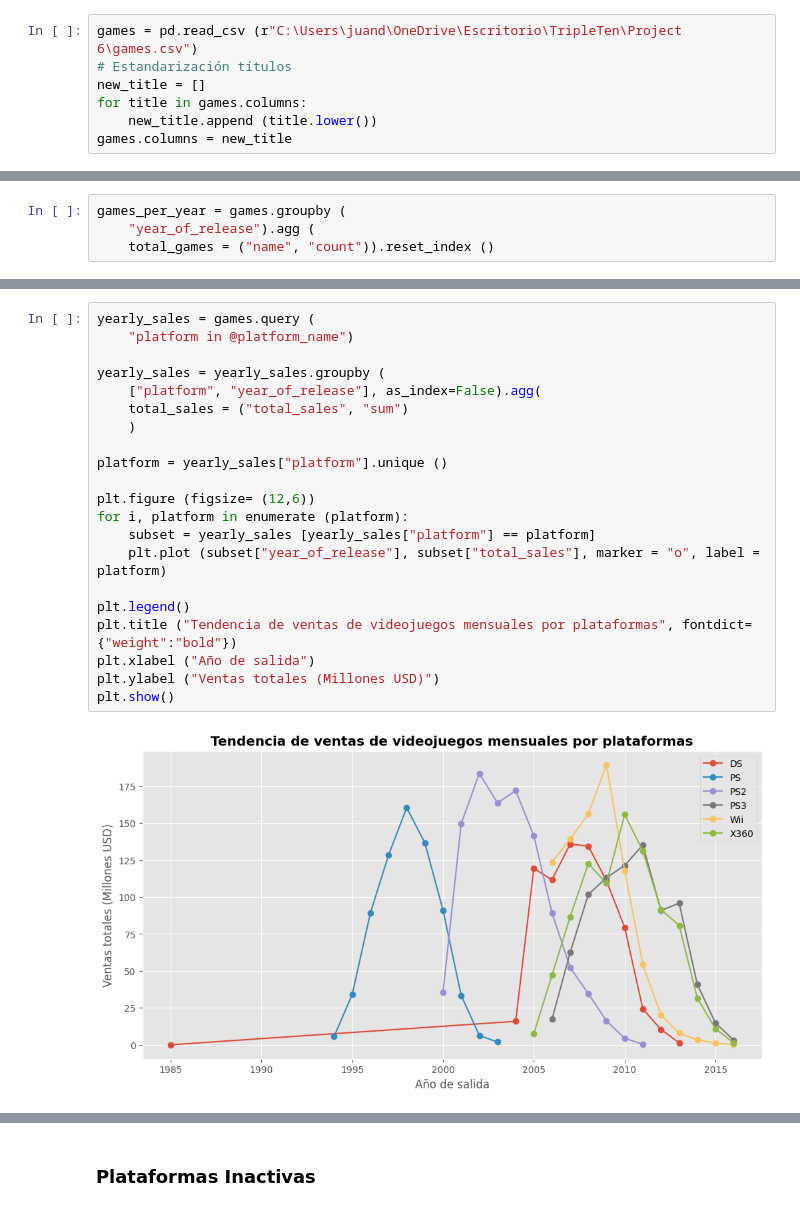
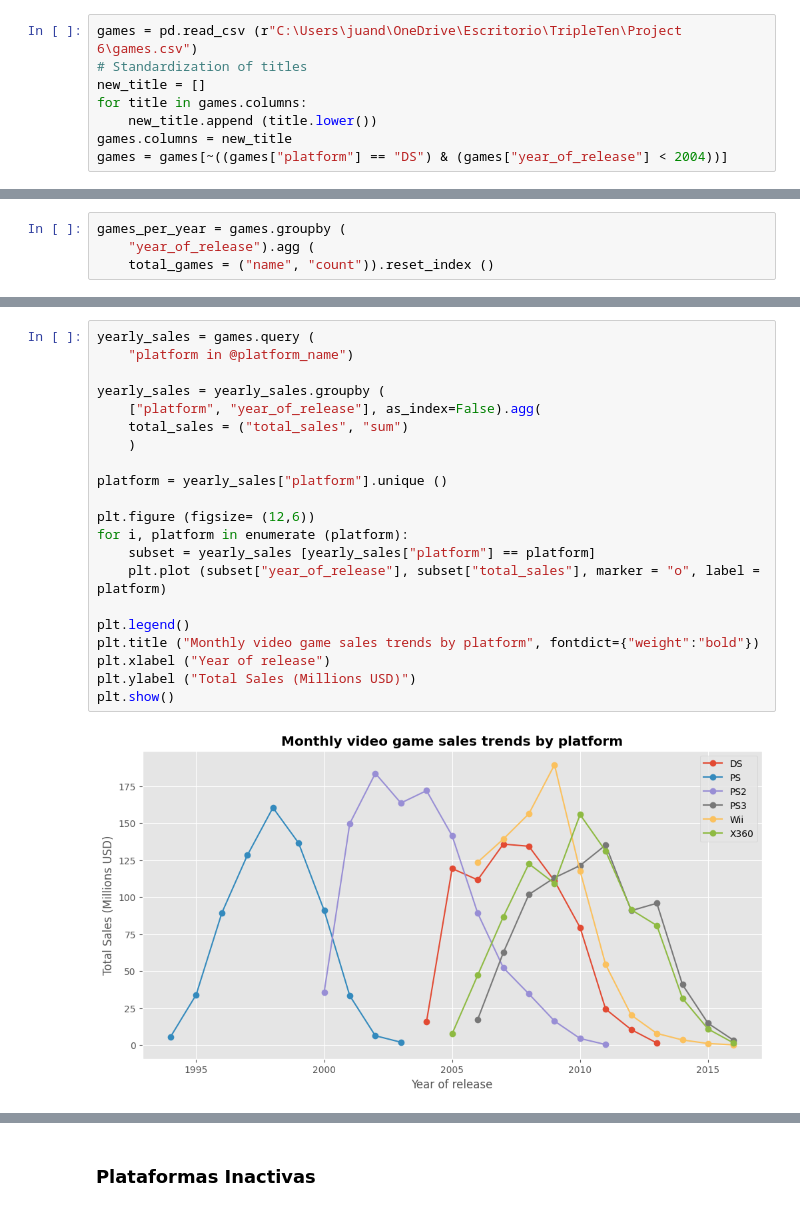
Before and after one commit to Juanhv24/ICE-Video-Game-Store-Data-Analysis-Project-, a Jupyter notebook: notebooks/ICE_EDA.ipynb, the cells around one changed output, grey strips where cells are left out. Saved outputs shown, nothing was run; the diff lists cells and outputs as text.

```diff
--- a/notebooks/ICE_EDA.ipynb
+++ b/notebooks/ICE_EDA.ipynb
@@ -15,9 +15,10 @@ warnings.filterwarnings ("ignore")
 # 2. Dataset
 # %%
 games = pd.read_csv (r"C:\Users\juand\OneDrive\Escritorio\TripleTen\Project 6\games.csv")
-# Estandarización títulos
+# Standardization of titles
 new_title = []
 for title in games.columns:
     new_title.append (title.lower())
 games.columns = new_title
+games = games[~((games["platform"] == "DS") & (games["year_of_release"] < 2004))]
 # %% [markdown]
@@ -151,24 +151,24 @@ Ventas totales de videojuegos por plataforma: 8122.05
 # %%
 yearly_sales = games.query (
     "platform in @platform_name")
 
 yearly_sales = yearly_sales.groupby (
     ["platform", "year_of_release"], as_index=False).agg(
     total_sales = ("total_sales", "sum")
     )
 
 platform = yearly_sales["platform"].unique ()
 
 plt.figure (figsize= (12,6))
 for i, platform in enumerate (platform):
     subset = yearly_sales [yearly_sales["platform"] == platform]
     plt.plot (subset["year_of_release"], subset["total_sales"], marker = "o", label = platform)
 
 plt.legend()
-plt.title ("Tendencia de ventas de videojuegos mensuales por plataformas", fontdict={"weight":"bold"})
-plt.xlabel ("Año de salida")
-plt.ylabel ("Ventas totales (Millones USD)")
+plt.title ("Monthly video game sales trends by platform", fontdict={"weight":"bold"})
+plt.xlabel ("Year of release")
+plt.ylabel ("Total Sales (Millions USD)")
 plt.show()
 # %% [output]
-[figure, old version]
+[figure, new version]
 # %% [markdown]
```
Also changed, not shown: parts of 81 cells of this notebook.
